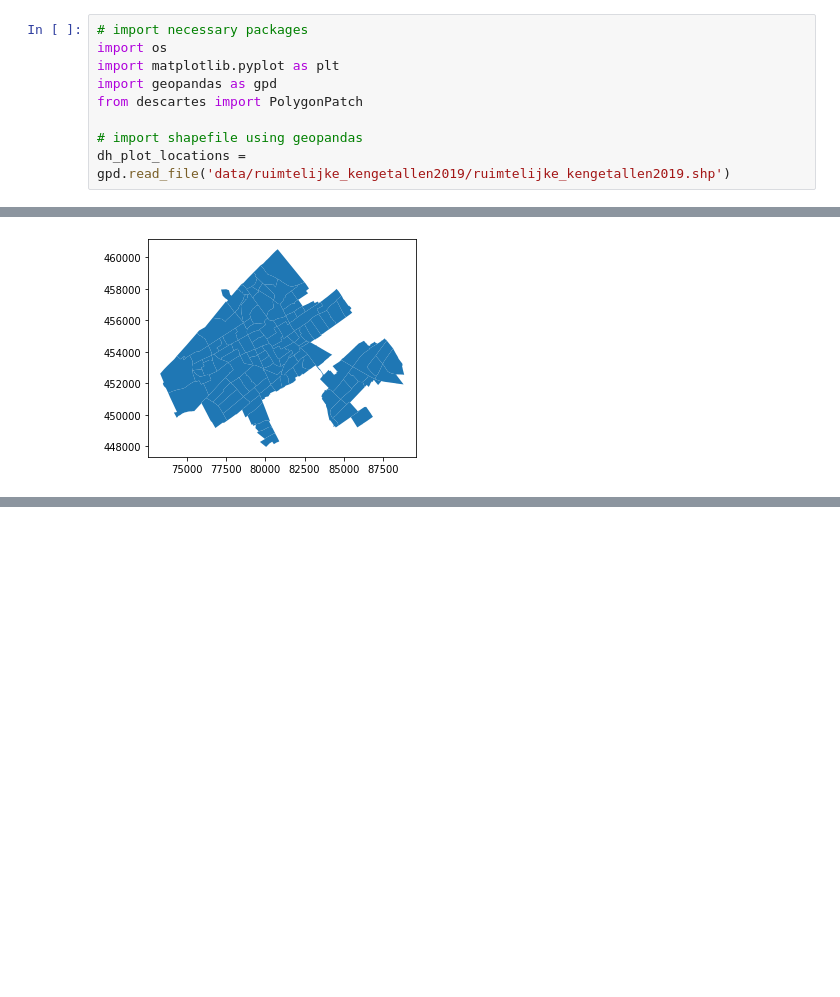
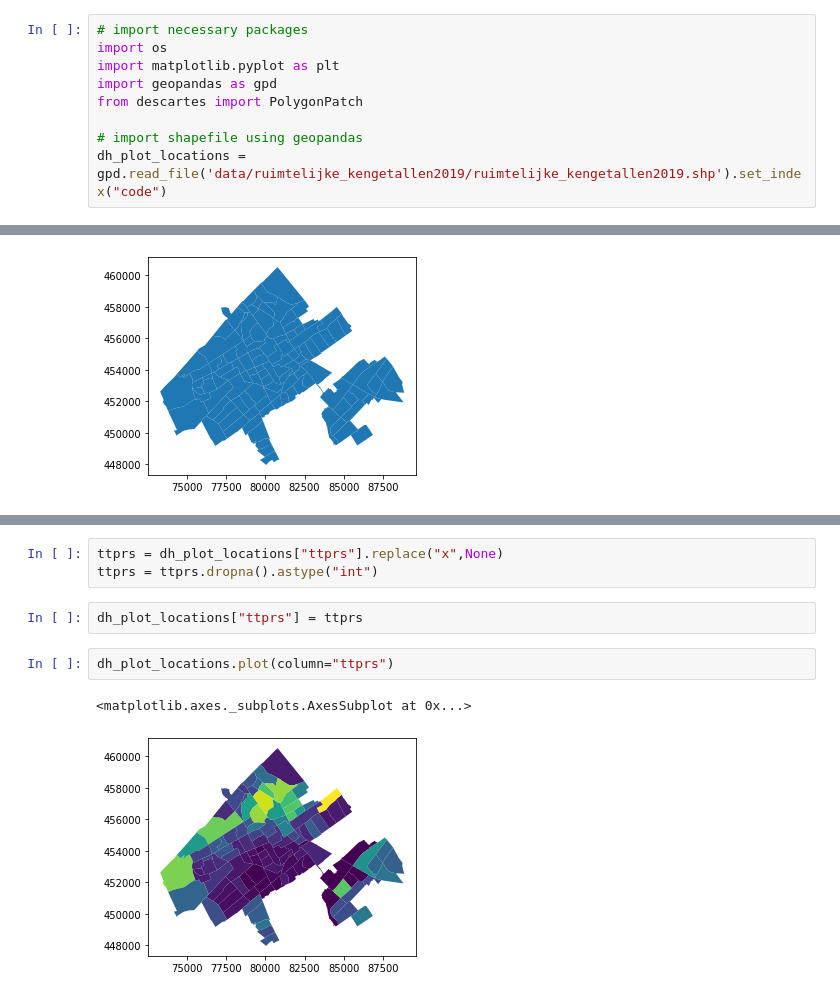
Before and after one commit to J-h-V/OpenDataDenHaag, a Jupyter notebook: GISMap.ipynb, the cells around one changed output, grey strips where cells are left out. Saved outputs shown, nothing was run; the diff lists cells and outputs as text; blank space fills up the shorter version.

Commit message:
Colorcoded attributes file, update to first data plot

```diff
--- a/GISMap.ipynb
+++ b/GISMap.ipynb
@@ -6,7 +6,7 @@ import geopandas as gpd
 from descartes import PolygonPatch
 
 # import shapefile using geopandas
-dh_plot_locations = gpd.read_file('data/ruimtelijke_kengetallen2019/ruimtelijke_kengetallen2019.shp')
+dh_plot_locations = gpd.read_file('data/ruimtelijke_kengetallen2019/ruimtelijke_kengetallen2019.shp').set_index("code")
 # %%
 dh_plot_locations.plot()
 # %% [output]
@@ -14,0 +52,10 @@ dh_plot_locations.plot()
+# %%
+ttprs = dh_plot_locations["ttprs"].replace("x",None)
+ttprs = ttprs.dropna().astype("int")
+# %%
+dh_plot_locations["ttprs"] = ttprs
+# %%
+dh_plot_locations.plot(column="ttprs")
+# %% [output]
+<matplotlib.axes._subplots.AxesSubplot at 0x...>
+[figure, added]
```
Also changed, not shown: parts of 3 cells of this notebook, 1 other file.
